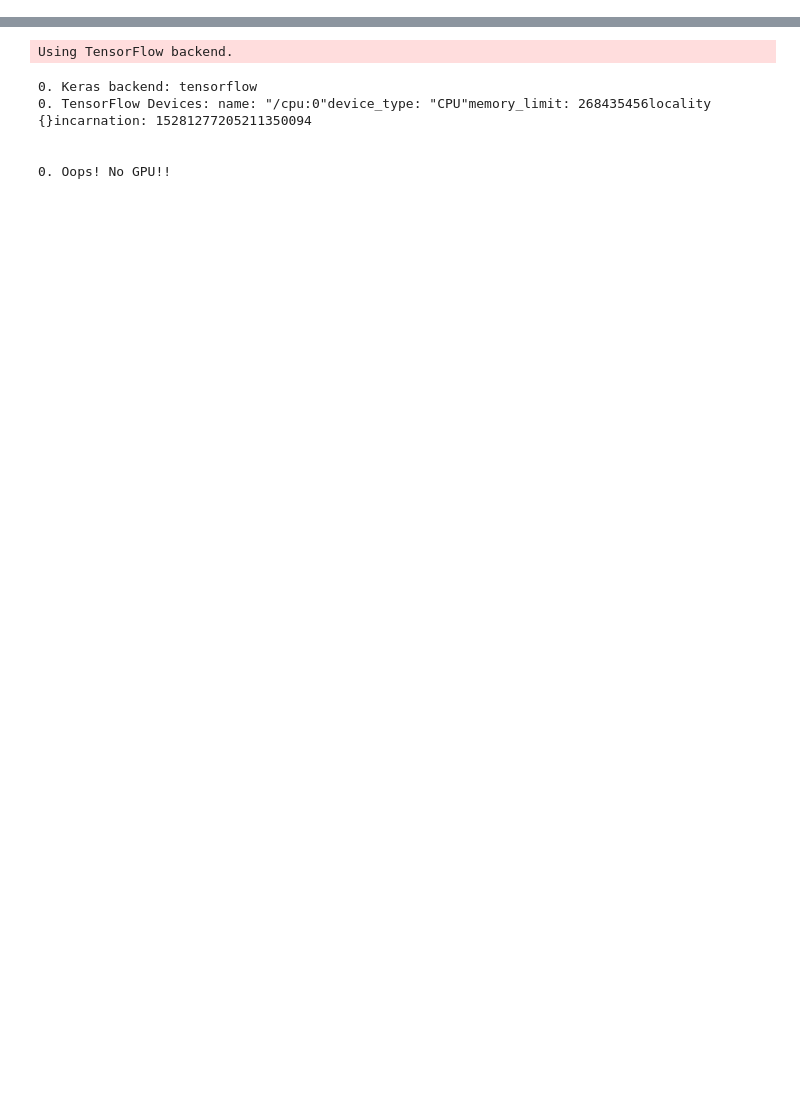
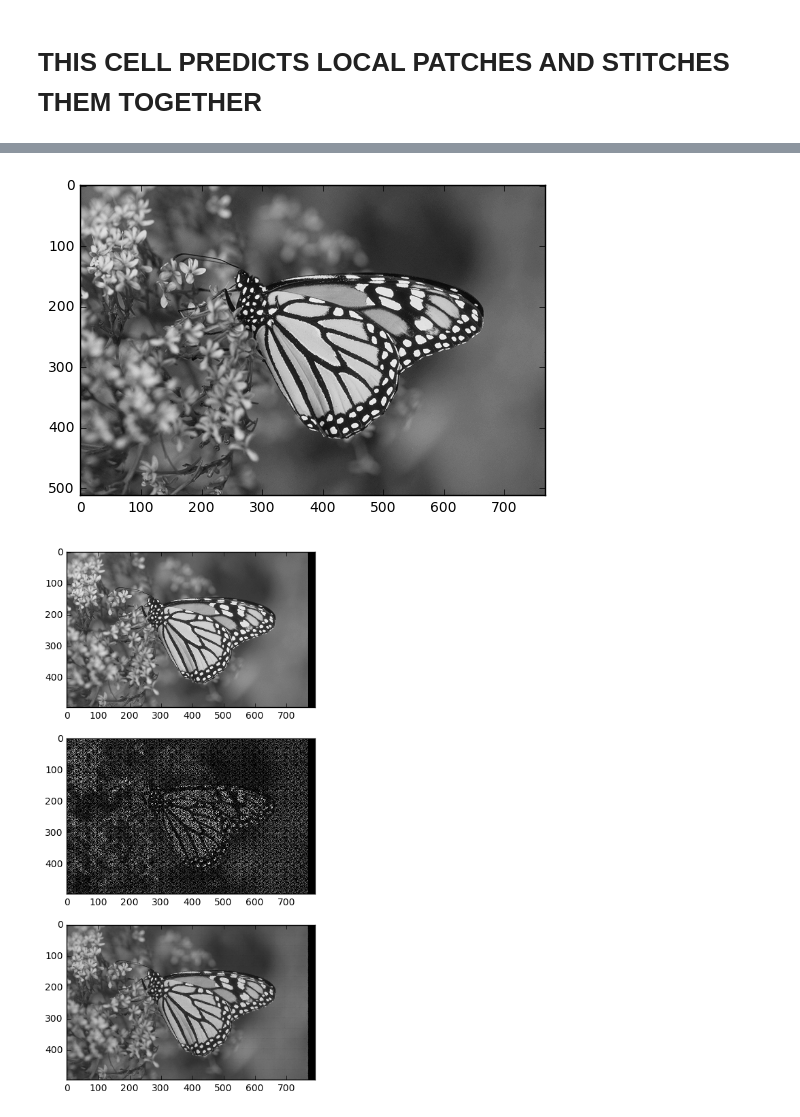
Before and after one commit to prerakmody/compressiveSensing, a Jupyter notebook: cs_methods/noniterative/method_euclidean/index_network_euclidean_test.ipynb, the cells around one changed output, grey strips where cells are left out. Cells and saved outputs as stored; diff of their text form; code cells hidden in the pictures; blank space fills up the shorter version.

```diff
--- a/cs_methods/noniterative/method_euclidean/index_network_euclidean_test.ipynb
+++ b/cs_methods/noniterative/method_euclidean/index_network_euclidean_test.ipynb
@@ -117,18 +119,3 @@ if __name__ == "__main__":
         axarr[0].imshow(obj_phi.reshape(33,33), cmap = plt.cm.gray)
         axarr[1].imshow(objs_original[i].reshape(33,33), cmap = plt.cm.gray)
         axarr[2].imshow(obj_predict.reshape(33, 33), cmap = plt.cm.gray)
-# %%
-import PIL
-import time
-import numpy as np
-from PIL import Image
-import matplotlib.pyplot as plt
-
-%matplotlib inline
-
-im = Image.open('../data/original/SRCNN/Test/Set14/monarch.bmp')
-print ('0. Original Image:', im.size, im.mode)
-im = im.convert("L")
-
-im_numpy = np.array(im)
-plt.imshow(im_numpy, cmap = plt.cm.gray)
@@ -143,9 +122,13 @@ environ({'JOB': 'gnome-session', 'PAM_KWALLET5_LOGIN': '/tmp/kwallet5_strider.so
+# %% [markdown]
+# THIS CELL PREDICTS LOCAL PATCHES AND STITCHES THEM TOGETHER
 # %%
 import PIL
 import time
 import joblib
+import scipy.misc
 import numpy as np
 from PIL import Image
+from tqdm import tqdm, trange
 import matplotlib.pyplot as plt
 
 %matplotlib inline
@@ -156,7 +139,7 @@ def check_gpu():
     print ('0. Envs : CUDA_ROOT',os.environ['CUDA_ROOT'])
     print ('0. Envs : LD_LIBRARY_PATH:', os.environ['LD_LIBRARY_PATH'])
     print ('0. Envs : PATH (containing cuda)', [each for each in os.environ['PATH'].split(':') if each.find('cuda') > -1])
-    print ('0. Envs : CUDA_VISIBLE_DEVICES', os.environ['CUDA_VISIBLE_DEVICES'])
+    # print ('0. Envs : CUDA_VISIBLE_DEVICES', os.environ['CUDA_VISIBLE_DEVICES'])
 
     from keras import backend as K
     K.clear_session()
@@ -202,9 +185,11 @@ def crop(Path, input, height, width, phi, model):
     plt.imshow(im_numpy, cmap = plt.cm.gray)
 
     im_array_orig = []
+    im_array_phi = []
     im_array_pred = []
 
     im_array_orig_combined = []
+    im_array_phi_combined = []
     im_array_pred_combined = []
 
 
@@ -214,13 +199,17 @@ def crop(Path, input, height, width, phi, model):
     # f, axarr_pred = plt.subplots(total_plots-1,1)
 
     for row, i in enumerate(range(0, imgheight, height)):
-        print ('3. Row:', row, '/', total_plots)
+        # print ('3. Row:', row, '/', total_plots)
         if row > 0:
             tmp_img_array_orig = np.array(im_array_orig)
             # print ('1. Row:',row-1, ' Image:', tmp_img_array.shape)
             tmp_img_array_orig = np.concatenate(tmp_img_array_orig, axis = 1)
             # axarr_orig[row-1].imshow(tmp_img_array_orig, cmap = plt.cm.gray)
-            im_array_orig_combined.append(tmp_img_array_pred)
+            im_array_orig_combined.append(tmp_img_array_orig)
+
+            tmp_img_array_phi = np.array(im_array_phi)
+            tmp_img_array_phi = np.concatenate(tmp_img_array_phi, axis = 1)
+            im_array_phi_combined.append(tmp_img_array_phi)
 
             tmp_img_array_pred = np.array(im_array_pred)
             tmp_img_array_pred = np.concatenate(tmp_img_array_pred, axis = 1)
@@ -228,6 +217,7 @@ def crop(Path, input, height, width, phi, model):
             im_array_pred_combined.append(tmp_img_array_pred)
 
         im_array_orig = []
+        im_array_phi = []
         im_array_pred = []
 
         for j in range(0, imgwidth, width):
@@ -235,41 +225,50 @@ def crop(Path, input, height, width, phi, model):
             im_cropped_tmp = np.array(im.crop(box))
 
             im_array_orig.append(im_cropped_tmp)
-            im_array_pred_tmp = model.predict(
-                                            (im_cropped_tmp.reshape(1, width * height) * phi)
-                                                .reshape(1,1, width, height)
-                                    )
+            img_phi_tmp = im_cropped_tmp.reshape(1, width * height) * phi
+            im_array_phi.append(img_phi_tmp.reshape(width, height))
+            im_array_pred_tmp = model.predict((img_phi_tmp).reshape(1,1, width, height))
             im_array_pred.append(im_array_pred_tmp.reshape(width, height))
-
-            if row == 0:
-                print (np.array(im_array_pred).shape)
 
     im_array_orig_combined = np.concatenate(im_array_orig_combined, axis = 0)
     im_array_pred_combined = np.concatenate(im_array_pred_combined, axis = 0)
+    im_array_phi_combined = np.concatenate(im_array_phi_combined, axis = 0)
 
-    return im_array_orig_combined, im_array_pred_combined
+    return im_array_orig_combined, im_array_phi_combined, im_array_pred_combined
 
 if __name__ == "__main__":
     if (check_gpu()):
         url_datafolder = '../data/'
-        suburl_phi = 'mr_70/data_phi.gz'
+        suburl_phi = 'mr_40/data_phi.gz'
         with open(url_datafolder + suburl_phi, 'rb') as handle:
             phi = joblib.load(handle)
             print ('1. Phi:', phi, phi.shape)
 
-        model = model_disk('load', 'model/index_network_euclidean_keras_model.json'
-                               , 'model/index_network_euclidean_keras_weights.h5'
+        model = model_disk('load', 'model_mr40/index_network_euclidean_keras_model.json'
+                               , 'model_mr40/index_network_euclidean_keras_weights.h5'
                                , ''
                        )
 
-        im_array_orig_combined, im_array_pred_combined = crop(
+        im_study = '../data/original/SRCNN/Test/Set14/monarch.bmp'
+        # im_study = '../data/original/SRCNN/Test/Set14/baboon.bmp'
+
+        im_array_orig_combined, im_array_phi_combined, im_array_pred_combined,  = crop(
                                     '../method_euclidean/'
-                                    , '../data/original/SRCNN/Test/Set14/monarch.bmp'
+                                    , im_study
                                     , 33, 33, phi, model
                                 )
-        f, axarr = plt.subplots(1,2)
+        f, axarr = plt.subplots(3,1, figsize= (10,10))
         axarr[0].imshow(im_array_orig_combined, cmap = plt.cm.gray)
-        axarr[1].imshow(im_array_pred_combined, cmap = plt.cm.gray)
+        axarr[1].imshow(im_array_phi_combined, cmap = plt.cm.gray)
+        axarr[2].imshow(im_array_pred_combined, cmap = plt.cm.gray)
+
+        im_name = im_study.split('/')[-1]
+        im_dtype = '.' + im_name.split('.')[-1]
+        im_name = im_name.split('.')[0]
+
+        scipy.misc.imsave('model_mr40/tests/' + im_name + im_dtype              , im_array_orig_combined)
+        scipy.misc.imsave('model_mr40/tests/' + im_name + '_phi' + im_dtype     , im_array_phi_combined)
+        scipy.misc.imsave('model_mr40/tests/' + im_name + '_reconnet' + im_dtype, im_array_pred_combined)
 
     else:
         print ('0. Oops! No GPU!!')
@@ -282,6 +288,2 @@ if __name__ == "__main__":
-Using TensorFlow backend.
-0. Keras backend: tensorflow
-0. TensorFlow Devices: name: "/cpu:0"device_type: "CPU"memory_limit: 268435456locality {}incarnation: 15281277205211350094
-
-
-0. Oops! No GPU!!
+[figure, added]
+[figure, added]
```
Also changed, not shown: parts of 14 cells of this notebook, 5 other files.
